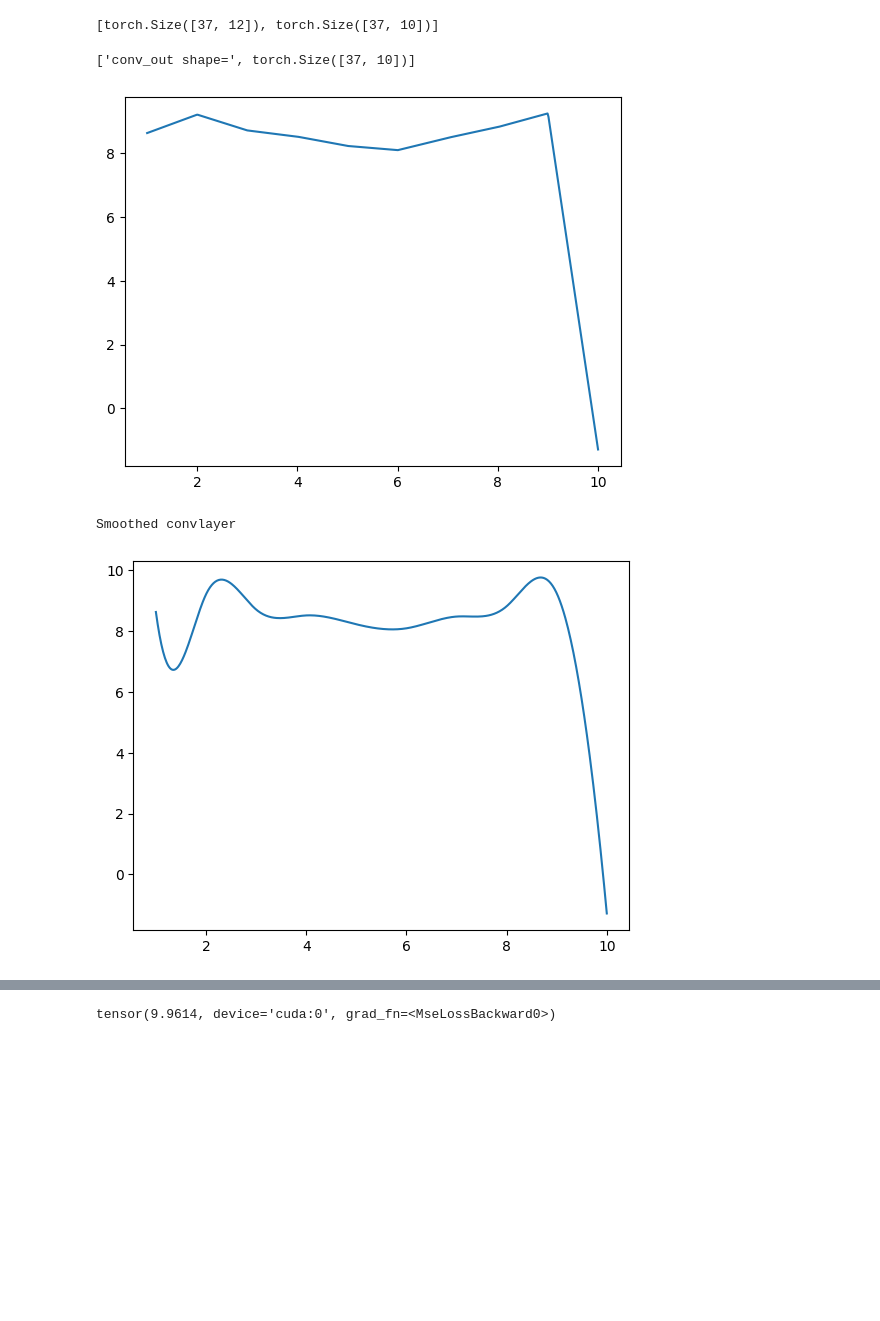
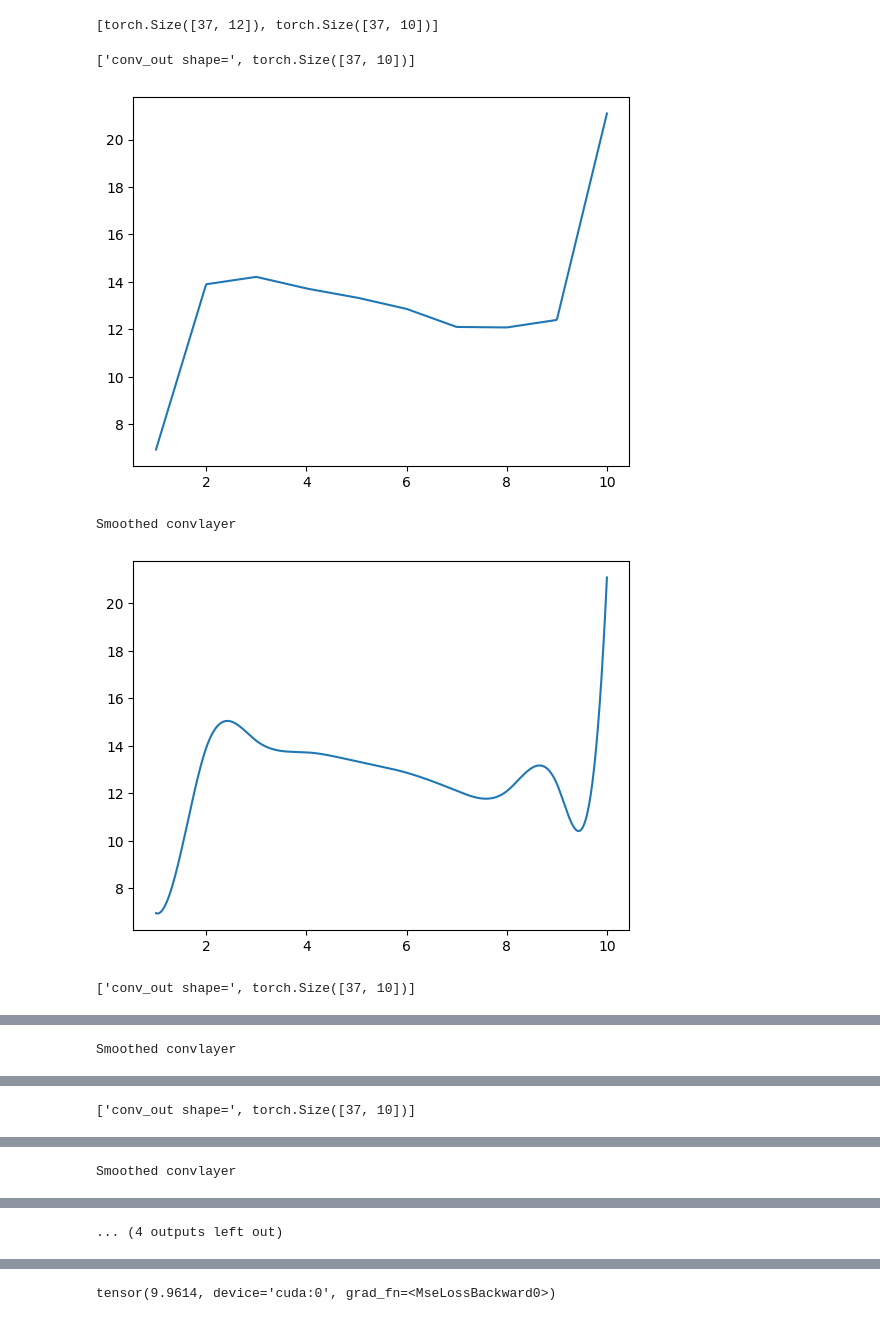
Before and after one commit to Larcheveque-Valentin/CNN, a Jupyter notebook: MNIST_Classifiers/FAE_El_nino/FAE_CNN_transpose_out_unique.ipynb, the cells around one changed output, grey strips where cells are left out. Drawn from its saved outputs; the diff is of its cells as text; code cells hidden in the pictures; blank space fills up the shorter version.

```diff
--- a/MNIST_Classifiers/FAE_El_nino/FAE_CNN_transpose_out_unique.ipynb
+++ b/MNIST_Classifiers/FAE_El_nino/FAE_CNN_transpose_out_unique.ipynb
@@ -222,17 +222,19 @@ Conv_out=CNN.CNN_Conv(x0[1,:].unsqueeze(0))
 # %%
 
 output_CNN_FAE=CNN.CNN_Conv(x2[1,:].unsqueeze(0))
 n_conv_out=Conv_out.shape[1]
 basis_conv_out=skfda.representation.basis.BSplineBasis(knots=linspace(1,n_conv_out,n_conv_out))
-CNN.FD=skfda.FDataGrid(CNN.CNN_Conv(x0[36,:].unsqueeze(0))[1,:].detach().cpu(),grid_points=linspace(1,n_conv_out,n_conv_out))
-print(["conv_out shape=",Conv_out.shape])
-CNN.FD.plot()
-plt.show()
-print("Smoothed convlayer")
-CNN.FD.to_basis(basis_conv_out).plot()
-plt.show()
+for i in range(4):
+    CNN.FD=skfda.FDataGrid(CNN.CNN_Conv(x0[i,:].unsqueeze(0))[1,:].detach().cpu(),grid_points=linspace(1,n_conv_out,n_conv_out))
+    print(["conv_out shape=",Conv_out.shape])
+    CNN.FD.plot()
+    plt.show()
+    print("Smoothed convlayer")
+    CNN.FD.to_basis(basis_conv_out).plot()
+    plt.show()
 # %% [output]
 ['conv_out shape=', torch.Size([37, 10])]
-[figure, old version]
+[figure, new version]
 Smoothed convlayer
-[figure, old version]
+[figure, new version]
+['conv_out shape=', torch.Size([37, 10])]
@@ -238,0 +242 @@ Smoothed convlayer
+Smoothed convlayer
@@ -238,0 +244 @@ Smoothed convlayer
+['conv_out shape=', torch.Size([37, 10])]
@@ -238,0 +246 @@ Smoothed convlayer
+Smoothed convlayer
@@ -239,3 +248,4 @@ Smoothed convlayer
+... (4 outputs left out)
 # %%
 
 Lin_out=CNN.Linear(Conv_out)
```
Also changed, not shown: parts of 7 cells of this notebook, 2 other files.
